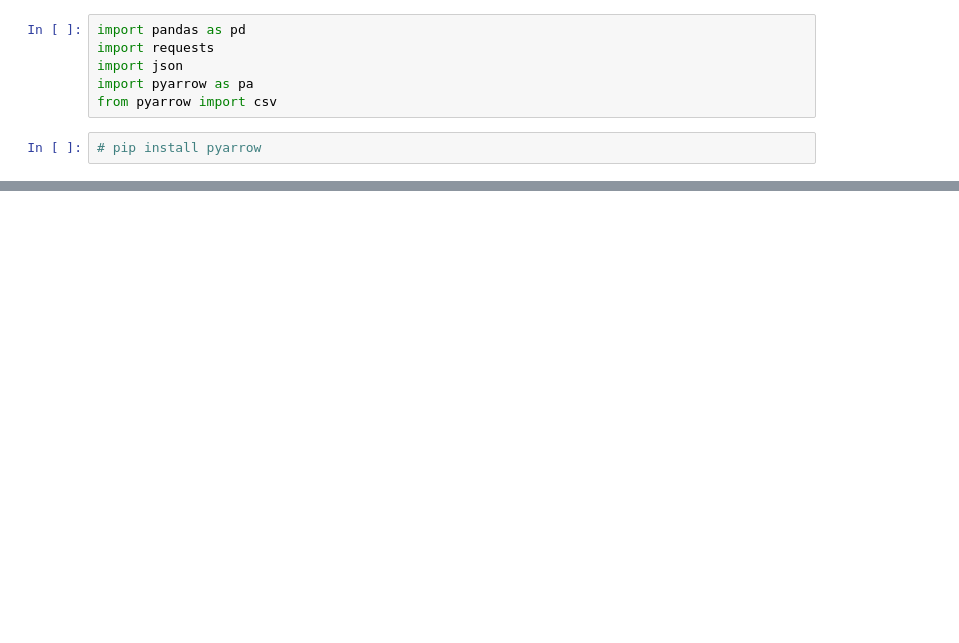
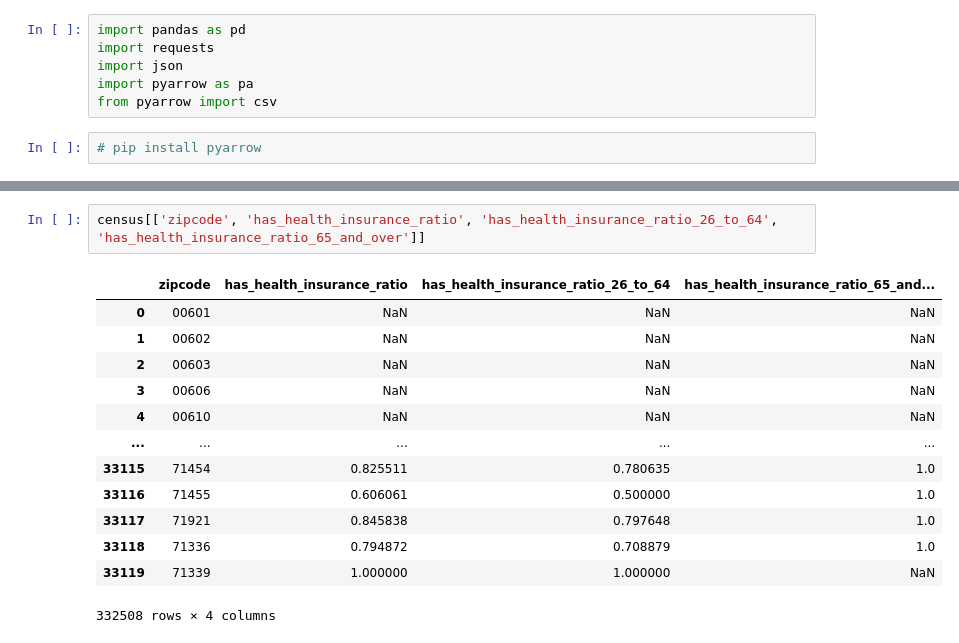
Before and after one commit to mexiliang/milestone696, a Jupyter notebook: workbook.ipynb, the cells around one changed output, grey strips where cells are left out. Drawn from its saved outputs; the diff is of its cells as text; blank space fills up the shorter version.

```diff
--- a/workbook.ipynb
+++ b/workbook.ipynb
@@ -49,0 +149,16 @@ label_df = label_df[label_df['include'] == 1]
+# %%
+census[['zipcode', 'has_health_insurance_ratio', 'has_health_insurance_ratio_26_to_64', 'has_health_insurance_ratio_65_and_over']]
+# %% [output]
+|  | zipcode | has_health_insurance_ratio | has_health_insurance_ratio_26_to_64 | has_health_insurance_ratio_65_and... |
+| 0 | 00601 | NaN | NaN | NaN |
+| 1 | 00602 | NaN | NaN | NaN |
+| 2 | 00603 | NaN | NaN | NaN |
+| 3 | 00606 | NaN | NaN | NaN |
+| 4 | 00610 | NaN | NaN | NaN |
+| ... | ... | ... | ... | ... |
+| 33115 | 71454 | 0.825511 | 0.780635 | 1.0 |
+| 33116 | 71455 | 0.606061 | 0.500000 | 1.0 |
+| 33117 | 71921 | 0.845838 | 0.797648 | 1.0 |
+| 33118 | 71336 | 0.794872 | 0.708879 | 1.0 |
+| 33119 | 71339 | 1.000000 | 1.000000 | NaN |
+332508 rows × 4 columns
```
Also changed, not shown: parts of 27 cells of this notebook.
